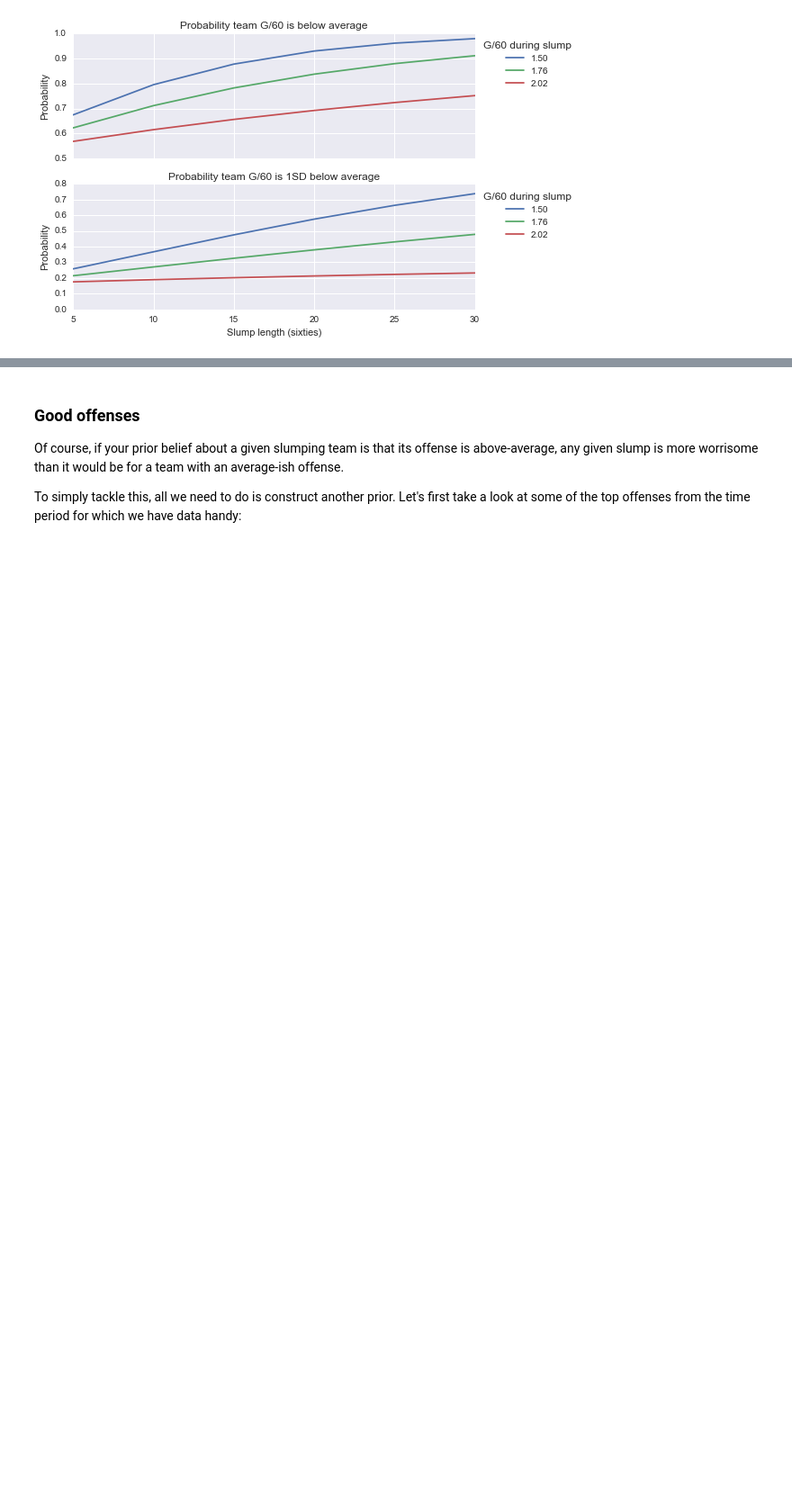
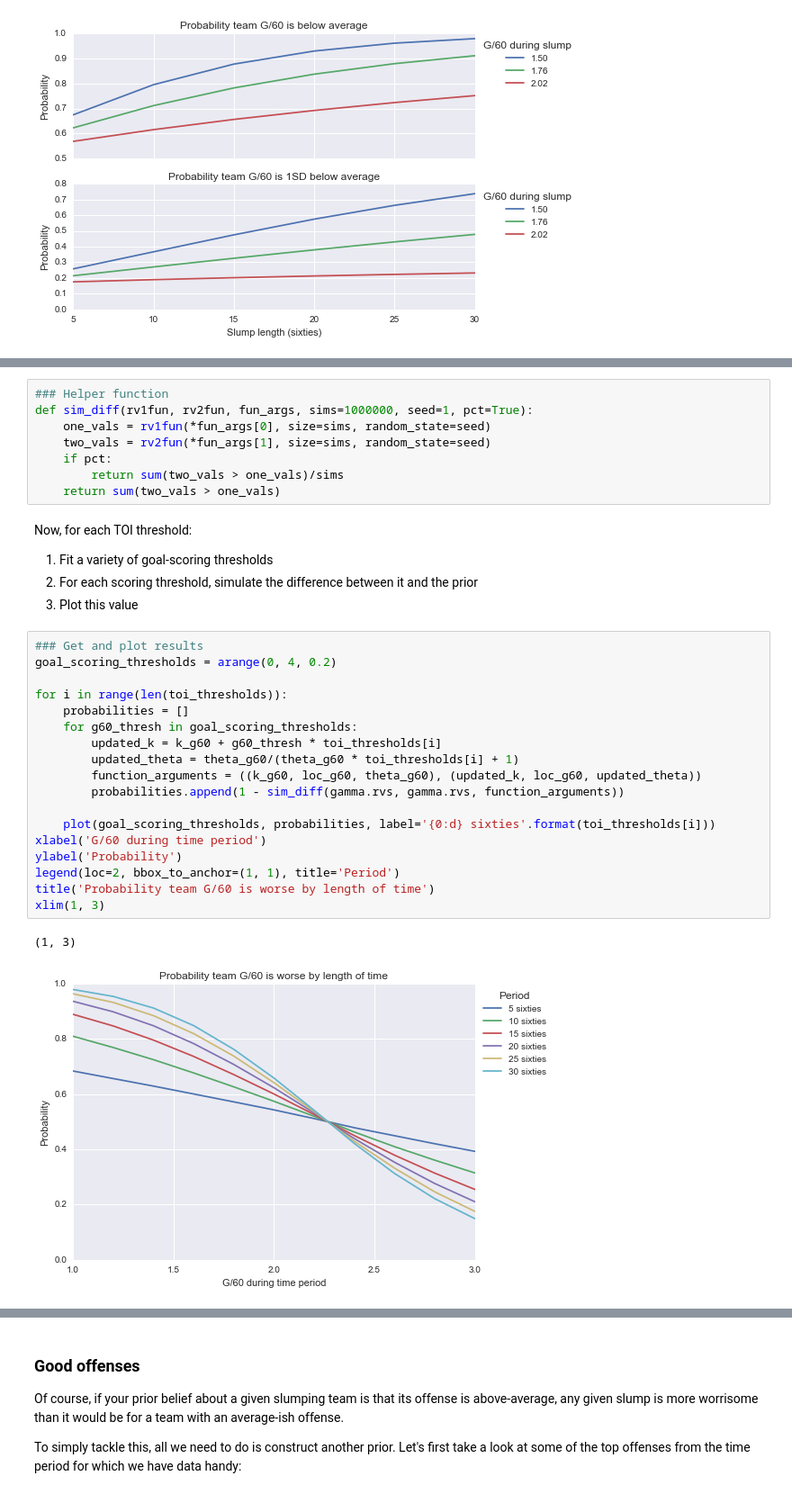
Before and after one commit to muneebalam/Hockey, a Jupyter notebook: NHL/Posts/Bayesian team sh%.ipynb, the cells around one changed output, grey strips where cells are left out. Shown at 90% size. Saved outputs shown, nothing was run; the diff lists cells and outputs as text; blank space fills up the shorter version.

```diff
--- a/NHL/Posts/Bayesian team sh%.ipynb
+++ b/NHL/Posts/Bayesian team sh%.ipynb
@@ -288,0 +291,36 @@ The way to use these graphs is to:
+# %%
+### Helper function
+def sim_diff(rv1fun, rv2fun, fun_args, sims=1000000, seed=1, pct=True):
+    one_vals = rv1fun(*fun_args[0], size=sims, random_state=seed)
+    two_vals = rv2fun(*fun_args[1], size=sims, random_state=seed)
+    if pct:
+        return sum(two_vals > one_vals)/sims
+    return sum(two_vals > one_vals)
+# %% [markdown]
+Now, for each TOI threshold:
+<ol>
+<li>Fit a variety of goal-scoring thresholds
+<li>For each scoring threshold, simulate the difference between it and the prior
+<li>Plot this value
+</ol>
+# %%
+### Get and plot results
+goal_scoring_thresholds = arange(0, 4, 0.2)
+
+for i in range(len(toi_thresholds)):
+    probabilities = []
+    for g60_thresh in goal_scoring_thresholds:
+        updated_k = k_g60 + g60_thresh * toi_thresholds[i]
+        updated_theta = theta_g60/(theta_g60 * toi_thresholds[i] + 1)
+        function_arguments = ((k_g60, loc_g60, theta_g60), (updated_k, loc_g60, updated_theta))
+        probabilities.append(1 - sim_diff(gamma.rvs, gamma.rvs, function_arguments))
+
+    plot(goal_scoring_thresholds, probabilities, label='{0:d} sixties'.format(toi_thresholds[i]))
+xlabel('G/60 during time period')
+ylabel('Probability')
+legend(loc=2, bbox_to_anchor=(1, 1), title='Period')
+title('Probability team G/60 is worse by length of time')
+xlim(1, 3)
+# %% [output]
+(1, 3)
+[figure, added]
```
Also changed, not shown: parts of 14 cells of this notebook.
